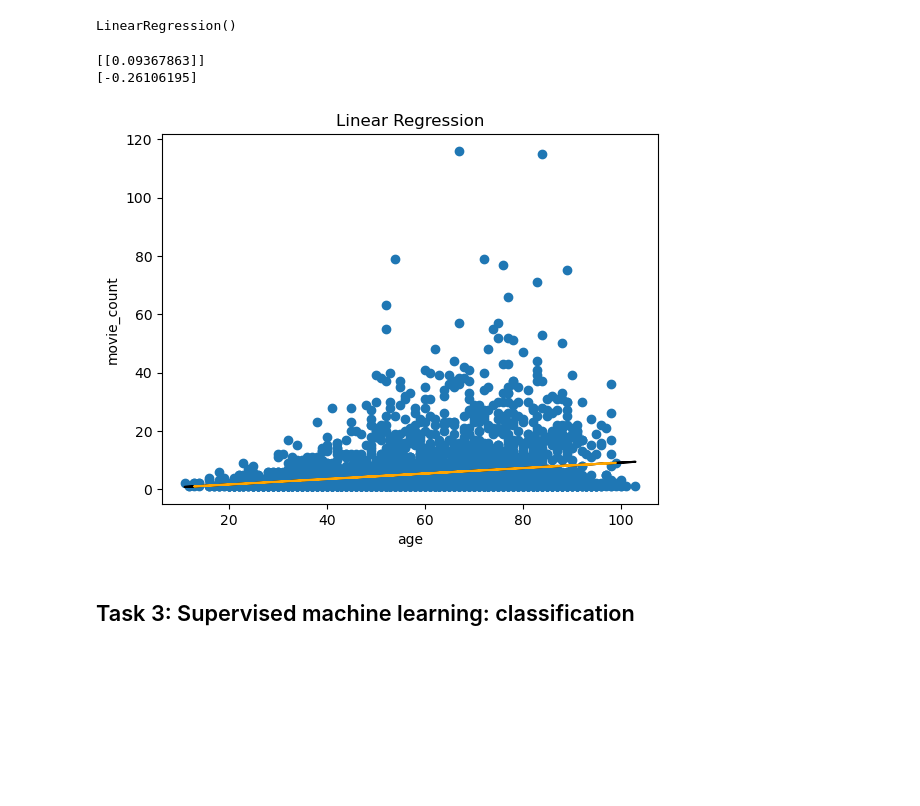
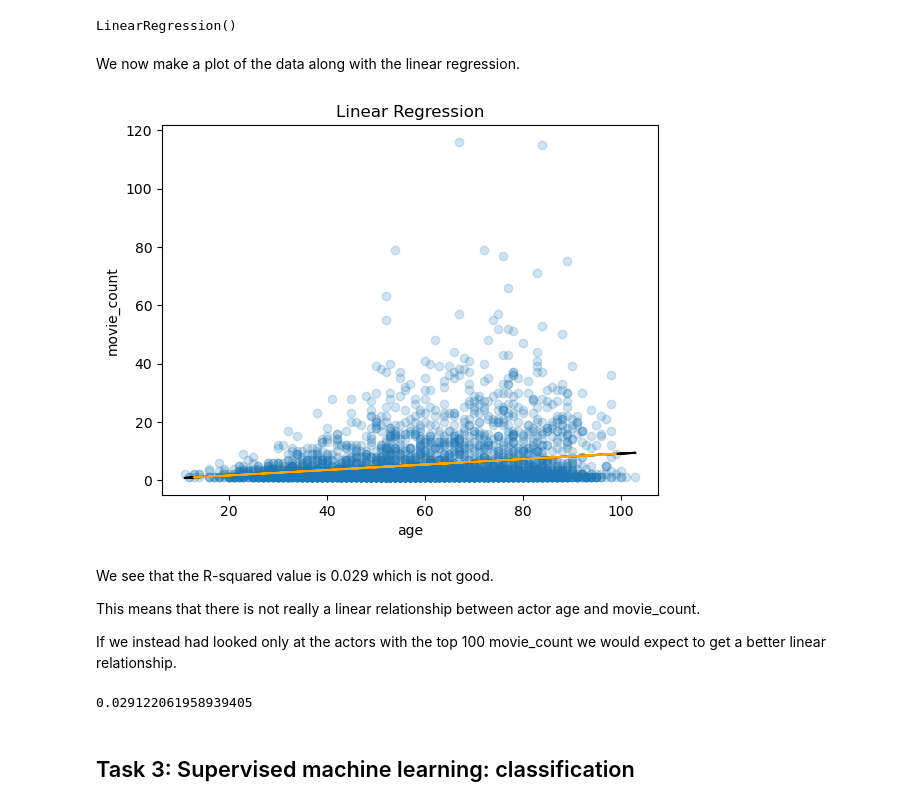
Before and after one commit to pbollhorn/bi-group-5-and-9, a Jupyter notebook: mp3/mini_project_3.ipynb, the cells around one changed output. Saved outputs shown, nothing was run; the diff lists cells and outputs as text; code cells hidden in the pictures; blank space fills up the shorter version.

```diff
--- a/mp3/mini_project_3.ipynb
+++ b/mp3/mini_project_3.ipynb
@@ -380,13 +375,3 @@ myreg = LinearRegression()
 myreg.fit(X_train, y_train)
 # %% [output]
 LinearRegression()
-# %%
-# Get the calculated coefficients
-a = myreg.coef_
-b = myreg.intercept_
-
-print(a)
-print(b)
-# %% [output]
-[[0.09367863]]
-[-0.26106195]
@@ -393,16 +382,30 @@ print(b)
 # %%
 y_predicted = myreg.predict(X_test)
+# %% [markdown]
+We now make a plot of the data along with the linear regression.
 # %%
 # Visualise the Linear Regression
 plt.title('Linear Regression')
-plt.scatter(X, y)
+plt.scatter(X, y, alpha=0.2)
 plt.plot(X_train, a*X_train + b, color='black')
 plt.plot(X_test, y_predicted, color='orange')
 plt.xlabel('age')
 plt.ylabel('movie_count')
 plt.show()
 # %% [output]
-[figure, old version]
+[figure, new version]
+# %% [markdown]
+We see that the R-squared value is 0.029 which is not good.
+
+This means that there is not really a linear relationship between actor age and movie_count.
+
+If we instead had looked only at the actors with the top 100 movie_count we would expect to get a better linear relationship.
+# %%
+# R-squared: the proportion of the variation in the dependent variable that is predictable from the independent variable
+from sklearn.metrics import r2_score
+r2_score(y_test, y_predicted)
+# %% [output]
+0.029122061958939405
 # %% [markdown]
 ## Task 3:  Supervised machine learning: classification
 # %% [markdown]
```
Also changed, not shown: parts of 2 cells of this notebook.
